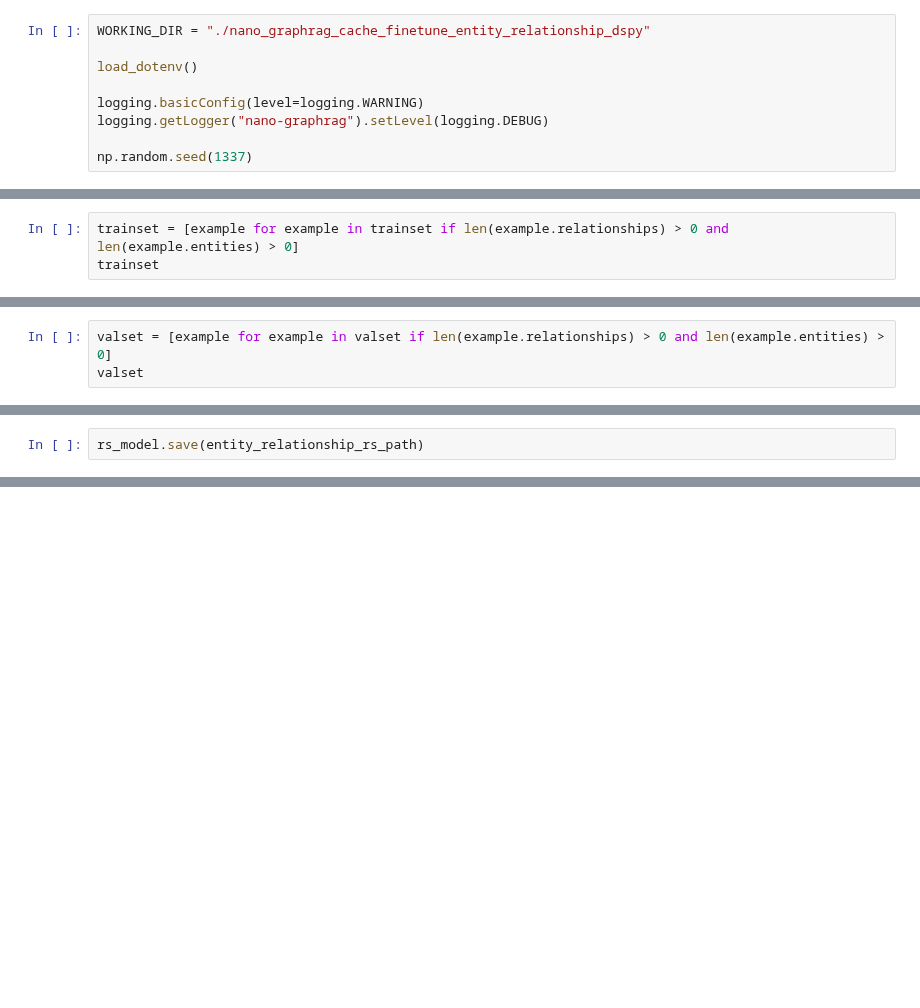
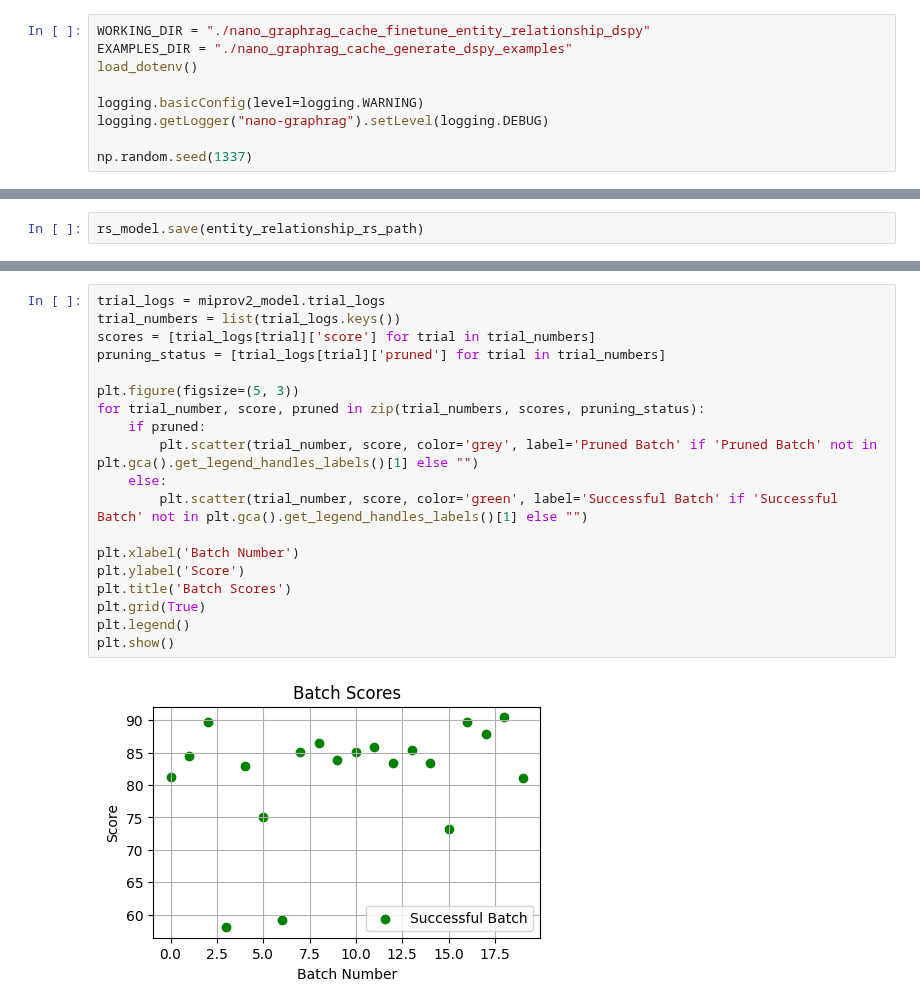
Before and after one commit to gusye1234/nano-graphrag, a Jupyter notebook: examples/finetune_entity_relationship_dspy.ipynb, the cells around one changed output, grey strips where cells are left out. Drawn from its saved outputs; the diff is of its cells as text; blank space fills up the shorter version.

```diff
--- a/examples/finetune_entity_relationship_dspy.ipynb
+++ b/examples/finetune_entity_relationship_dspy.ipynb
@@ -20,6 +28,6 @@ from nano_graphrag.entity_extraction.metric import relationship_similarity_metri
 # %%
 WORKING_DIR = "./nano_graphrag_cache_finetune_entity_relationship_dspy"
-
+EXAMPLES_DIR = "./nano_graphrag_cache_generate_dspy_examples"
 load_dotenv()
 
 logging.basicConfig(level=logging.WARNING)
@@ -63,6 +71,3 @@ entity_relationship_devset_path = os.path.join(WORKING_DIR, "entity_relationship
 trainset = pickle.load(open(entity_relationship_trainset_path, "rb"))
 valset = pickle.load(open(entity_relationship_valset_path, "rb"))
 devset = pickle.load(open(entity_relationship_devset_path, "rb"))
-# %%
-trainset = [example for example in trainset if len(example.relationships) > 0 and len(example.entities) > 0]
-trainset
@@ -124,3 +85,0 @@ trainset[0].relationships[:2]
-# %%
-valset = [example for example in valset if len(example.relationships) > 0 and len(example.entities) > 0]
-valset
@@ -347,0 +299,21 @@ For entities:
+# %%
+trial_logs = miprov2_model.trial_logs
+trial_numbers = list(trial_logs.keys())
+scores = [trial_logs[trial]['score'] for trial in trial_numbers]
+pruning_status = [trial_logs[trial]['pruned'] for trial in trial_numbers]
+
+plt.figure(figsize=(5, 3))
+for trial_number, score, pruned in zip(trial_numbers, scores, pruning_status):
+    if pruned:
+        plt.scatter(trial_number, score, color='grey', label='Pruned Batch' if 'Pruned Batch' not in plt.gca().get_legend_handles_labels()[1] else "")
+    else:
+        plt.scatter(trial_number, score, color='green', label='Successful Batch' if 'Successful Batch' not in plt.gca().get_legend_handles_labels()[1] else "")
+
+plt.xlabel('Batch Number')
+plt.ylabel('Score')
+plt.title('Batch Scores')
+plt.grid(True)
+plt.legend()
+plt.show()
+# %% [output]
+[figure, added]
```
Also changed, not shown: parts of 26 cells of this notebook, 4 other files.
